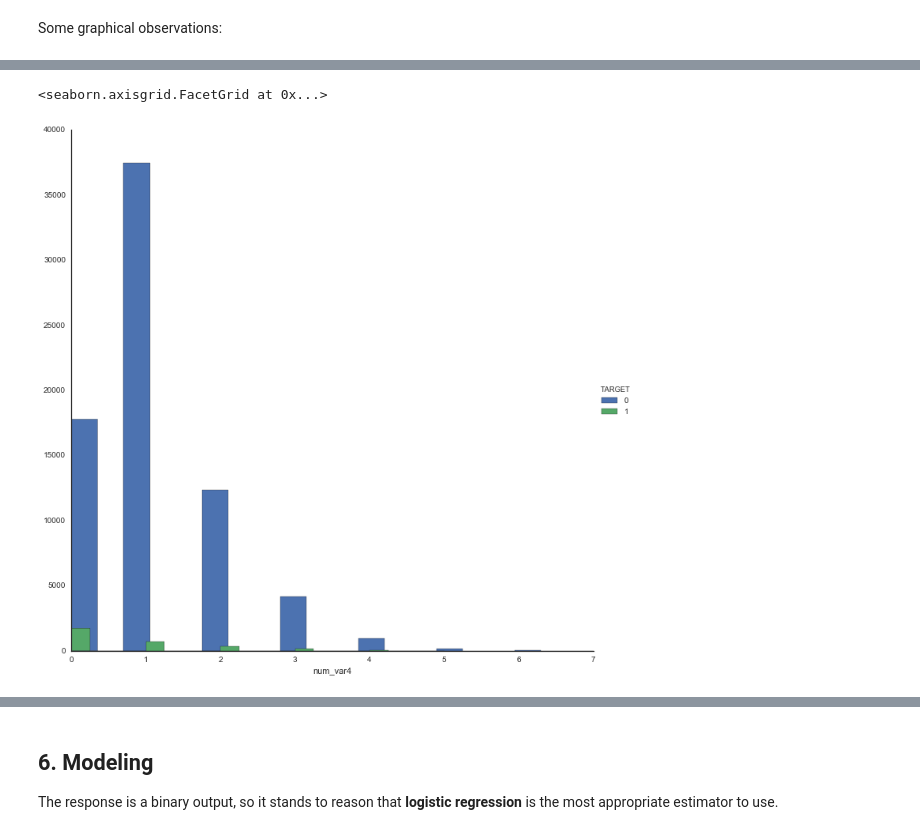
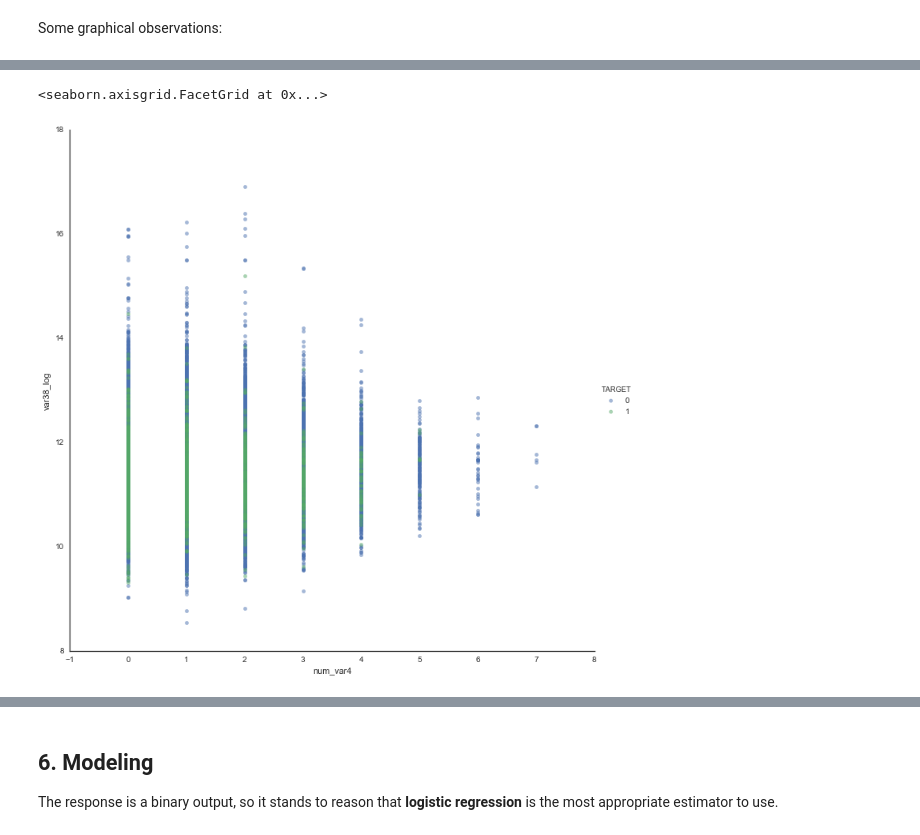
Before and after one commit to sketchychen/kaggle_santander, a Jupyter notebook: kaggle_santander_draft.ipynb, the cells around one changed output, grey strips where cells are left out. Saved outputs shown, nothing was run; the diff lists cells and outputs as text; code cells hidden in the pictures.

```diff
--- a/kaggle_santander_draft.ipynb
+++ b/kaggle_santander_draft.ipynb
@@ -664,5 +709,6 @@ plt.title('var36 (what is this even) and TARGET');
 # %%
-sns.FacetGrid(santrainder, hue='TARGET', size=10).map(plt.hist, 'num_var4', bins=20).add_legend()
+sns.FacetGrid(santrainder, hue='TARGET', size=10).map(plt.scatter, 'num_var4', 'var38_log', alpha=0.5).add_legend()
+# unhappy customers are concentrated more around var38's and have lower num_var4s
 # %% [output]
 <seaborn.axisgrid.FacetGrid at 0x...>
-[figure, old version]
+[figure, new version]
```
Also changed, not shown: parts of 16 cells of this notebook.
